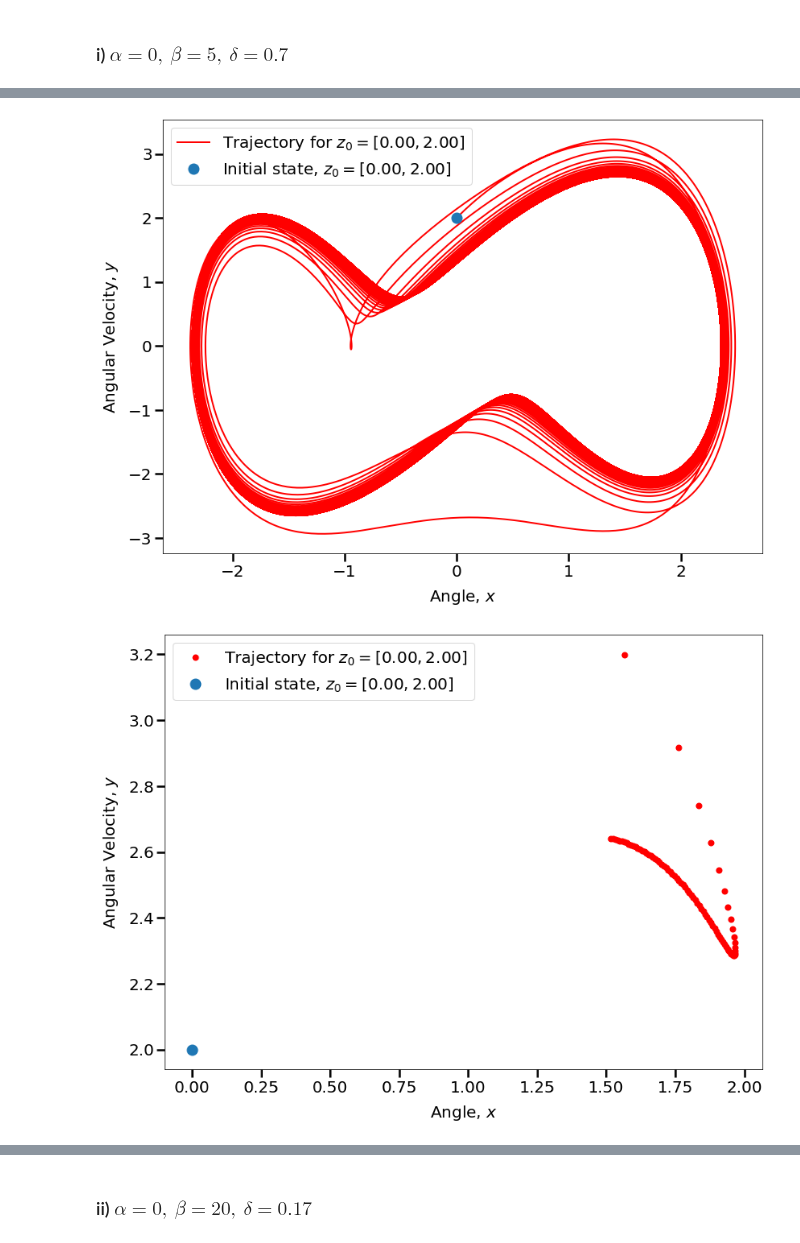
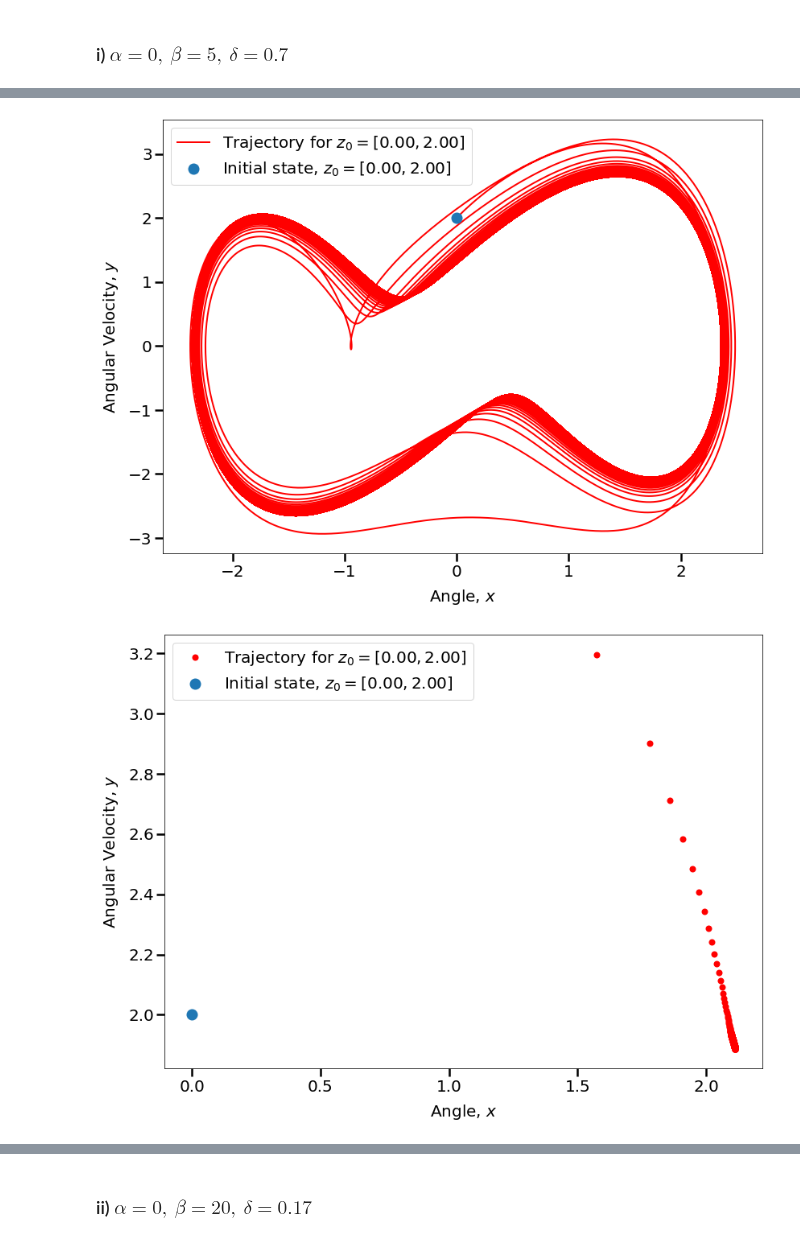
Before and after one commit to FelixSto/NSP_Assignments, a Jupyter notebook: notebooks/assignments/3-2-Sophie.ipynb, the cells around one changed output, grey strips where cells are left out. Drawn from its saved outputs; the diff is of its cells as text; code cells hidden in the pictures.

```diff
--- a/notebooks/assignments/3-2-Sophie.ipynb
+++ b/notebooks/assignments/3-2-Sophie.ipynb
@@ -78,46 +78,45 @@ class DuffingOsci():
 # %%
 # create duffing osci
 duffing = DuffingOsci(alpha=0., beta=5., delta=0.7)
+N = 1000
+Ts = 2*np.pi/N
 
 # define initial state and compute trajectory
 z0 = np.array([0, 0])
 z0 = np.array([np.pi / 2, 0])
 z0 = np.array([0, 2.])
-trajectory, time = duffing.compute_trajectory(z0, t_max=500, Ts=1e-2)
+trajectory, time = duffing.compute_trajectory(z0, t_max=10e3, Ts=Ts)
 
 # plot trajectory as a function of time
 fig, ax = plt.subplots(2, 1, sharex=True)
 plt.xlabel('Time in seconds, $t$')
 ax[0].plot(time, trajectory[0, :])
 ax[0].set_ylabel('Angle, $x$')
 ax[1].plot(time, trajectory[1, :])
 ax[1].set_ylabel('Angular Velocity, $y$')
 ax[0].set_xlim([0,50])
 ax[1].set_xlim([0,50])
 plt.tight_layout()
 
 # plot phase space with example trajectory
 plt.figure()
 plt.plot(trajectory[0, :], trajectory[1, :], 'r', label=f'Trajectory for $z_0 = [{z0[0]:.2f}, {z0[1]:.2f}]$')
 plt.plot(z0[0], z0[1], 'o', label=f'Initial state, $z_0 = [{z0[0]:.2f}, {z0[1]:.2f}]$')
 plt.xlabel('Angle, $x$')
 plt.ylabel('Angular Velocity, $y$')
 plt.legend()
 plt.tight_layout()
 
 # Poincare section
-N = 100
-Ts = 1e-2
-N = np.round(2*np.pi/Ts).astype(int)
 
 plt.figure()
 plt.plot(trajectory[0, ::N], trajectory[1, ::N], 'r.', label=f'Trajectory for $z_0 = [{z0[0]:.2f}, {z0[1]:.2f}]$')
 plt.plot(z0[0], z0[1], 'o', label=f'Initial state, $z_0 = [{z0[0]:.2f}, {z0[1]:.2f}]$')
 plt.xlabel('Angle, $x$')
 plt.ylabel('Angular Velocity, $y$')
 plt.legend()
 plt.tight_layout()
 # %% [output]
 [figure]
 [figure]
-[figure, old version]
+[figure, new version]
```
Also changed, not shown: parts of 5 cells of this notebook, 1 other file.
